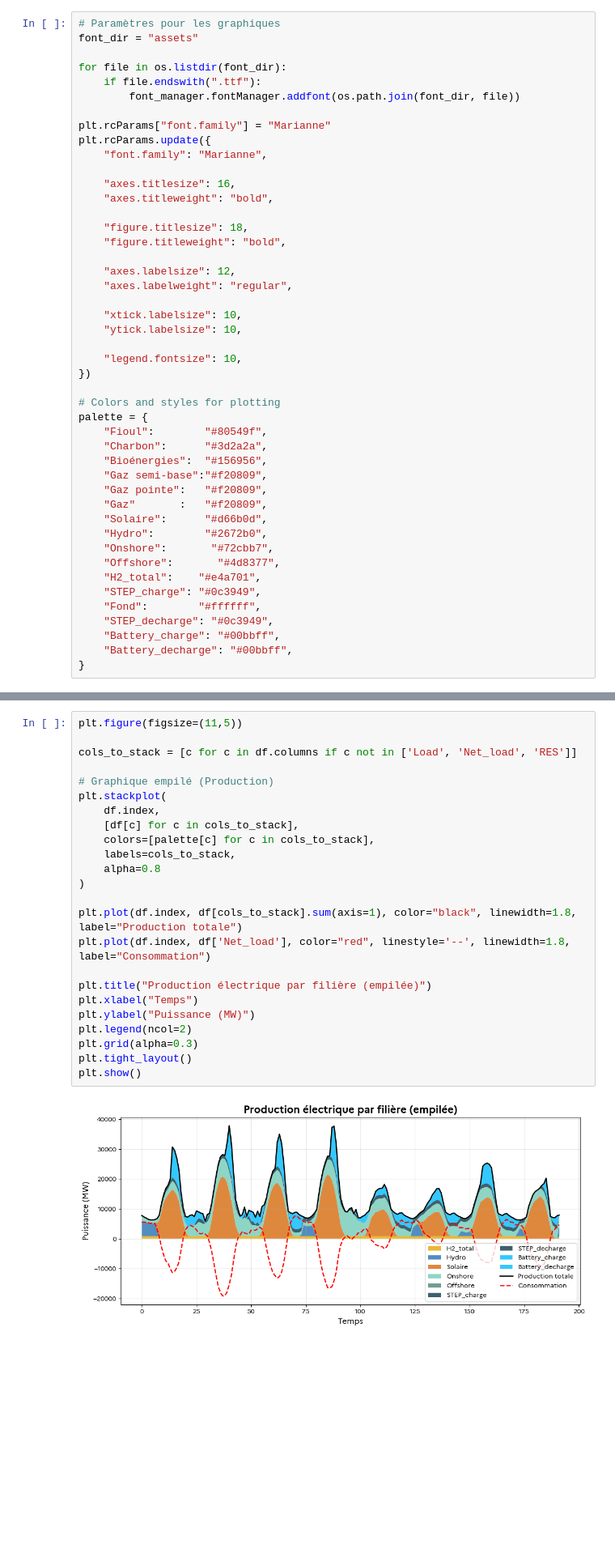
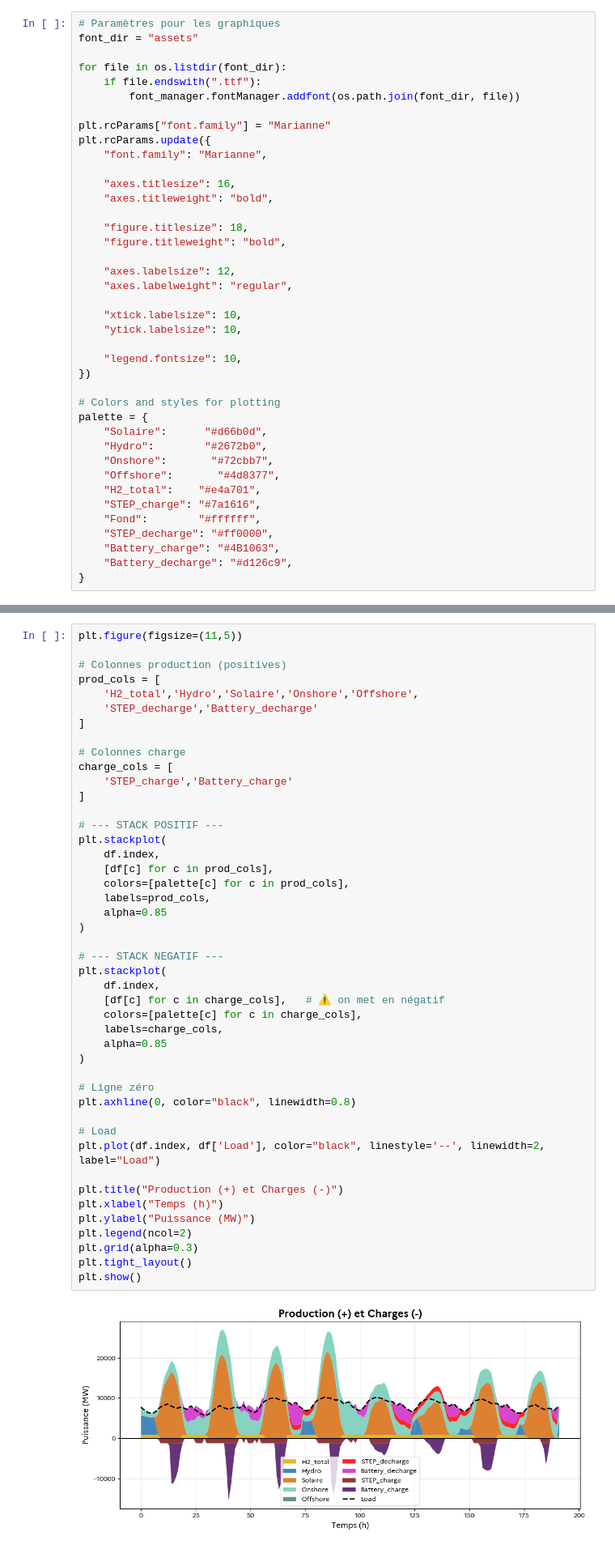
Before and after one commit to alextonon/ETE305_Optimization_Study, a Jupyter notebook: analysis.ipynb, the cells around one changed output, grey strips where cells are left out. Shown at 81% size. Saved outputs shown, nothing was run; the diff lists cells and outputs as text; blank space fills up the shorter version.

```diff
--- a/analysis.ipynb
+++ b/analysis.ipynb
@@ -36,22 +36,16 @@ plt.rcParams.update({
 
 # Colors and styles for plotting
 palette = {
-    "Fioul":        "#80549f",
-    "Charbon":      "#3d2a2a",
-    "Bioénergies":  "#156956",
-    "Gaz semi-base":"#f20809",
-    "Gaz pointe":   "#f20809",
-    "Gaz"       :   "#f20809",
     "Solaire":      "#d66b0d",
     "Hydro":        "#2672b0",
     "Onshore":       "#72cbb7",
     "Offshore":       "#4d8377",
     "H2_total":    "#e4a701",
-    "STEP_charge": "#0c3949",
+    "STEP_charge": "#7a1616",
     "Fond":        "#ffffff",
-    "STEP_decharge": "#0c3949",
-    "Battery_charge": "#00bbff",
-    "Battery_decharge": "#00bbff",
+    "STEP_decharge": "#ff0000",
+    "Battery_charge": "#4B1063",
+    "Battery_decharge": "#d126c9",
 }
 # %%
 df = pd.read_csv('results.csv', sep=';')
@@ -59,27 +67,48 @@ df.drop(columns=['t'], inplace=True)
 # %%
 plt.figure(figsize=(11,5))
 
-cols_to_stack = [c for c in df.columns if c not in ['Load', 'Net_load', 'RES']]
+# Colonnes production (positives)
+prod_cols = [
+    'H2_total','Hydro','Solaire','Onshore','Offshore',
+    'STEP_decharge','Battery_decharge'
+]
 
-# Graphique empilé (Production)
+# Colonnes charge
+charge_cols = [
+    'STEP_charge','Battery_charge'
+]
+
+# --- STACK POSITIF ---
 plt.stackplot(
     df.index,
-    [df[c] for c in cols_to_stack],
-    colors=[palette[c] for c in cols_to_stack],
-    labels=cols_to_stack,
-    alpha=0.8
+    [df[c] for c in prod_cols],
+    colors=[palette[c] for c in prod_cols],
+    labels=prod_cols,
+    alpha=0.85
 )
 
-plt.plot(df.index, df[cols_to_stack].sum(axis=1), color="black", linewidth=1.8, label="Production totale")
-plt.plot(df.index, df['Net_load'], color="red", linestyle='--', linewidth=1.8, label="Consommation")
+# --- STACK NEGATIF ---
+plt.stackplot(
+    df.index,
+    [df[c] for c in charge_cols],   # ⚠️ on met en négatif
+    colors=[palette[c] for c in charge_cols],
+    labels=charge_cols,
+    alpha=0.85
+)
 
-plt.title("Production électrique par filière (empilée)")
-plt.xlabel("Temps")
+# Ligne zéro
+plt.axhline(0, color="black", linewidth=0.8)
+
+# Load
+plt.plot(df.index, df['Load'], color="black", linestyle='--', linewidth=2, label="Load")
+
+plt.title("Production (+) et Charges (-)")
+plt.xlabel("Temps (h)")
 plt.ylabel("Puissance (MW)")
 plt.legend(ncol=2)
 plt.grid(alpha=0.3)
 plt.tight_layout()
 plt.show()
 # %% [output]
-[figure, old version]
+[figure, new version]
 # %%
```
Also changed, not shown: parts of 3 cells of this notebook.
